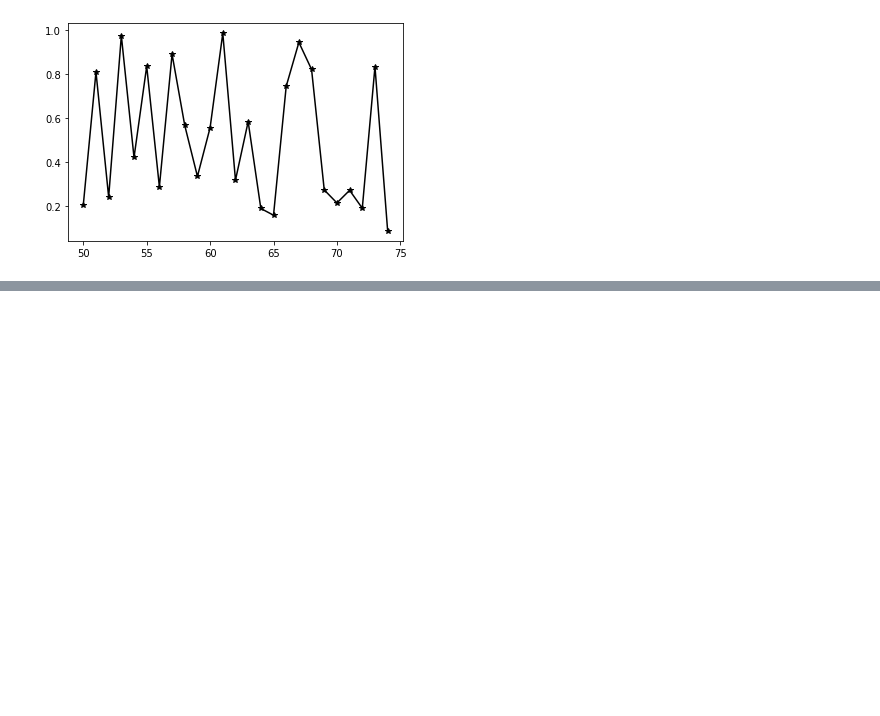
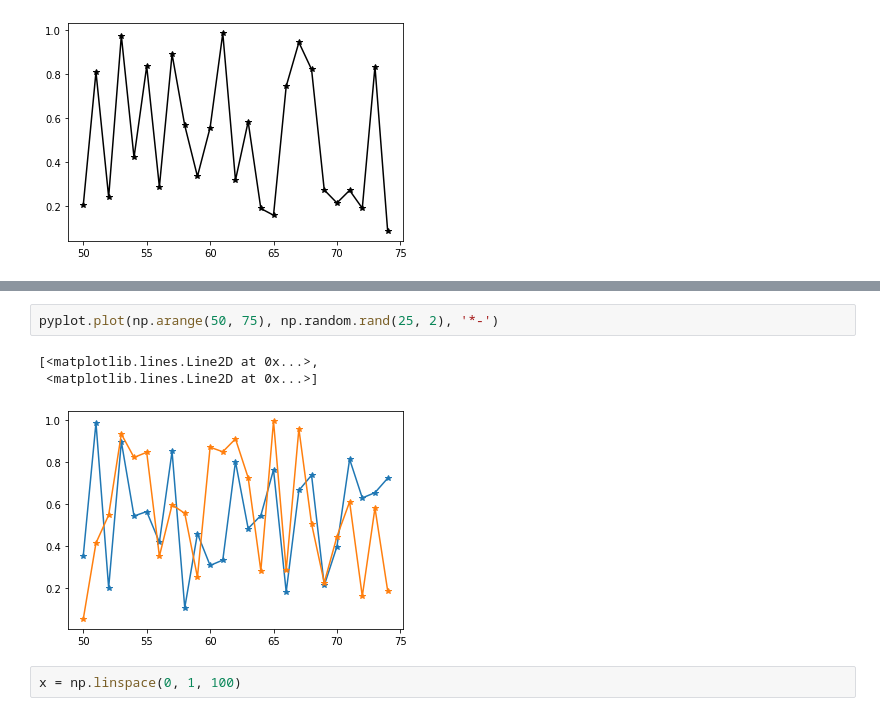
Before and after one commit to mark-andrews/pysc01, a Jupyter notebook: notebooks/data_visualization.ipynb, the cells around one changed output, grey strips where cells are left out. Cells and saved outputs as stored; diff of their text form; blank space fills up the shorter version.

```diff
--- a/notebooks/data_visualization.ipynb
+++ b/notebooks/data_visualization.ipynb
@@ -86,0 +107,8 @@ pyplot.plot(np.arange(50, 75), np.random.rand(25), 'k*-')
+# %%
+pyplot.plot(np.arange(50, 75), np.random.rand(25, 2), '*-')
+# %% [output]
+[<matplotlib.lines.Line2D at 0x...>,
+ <matplotlib.lines.Line2D at 0x...>]
+[figure, added]
+# %%
+x = np.linspace(0, 1, 100)
```
Also changed, not shown: parts of 41 cells of this notebook, 3 other files.
